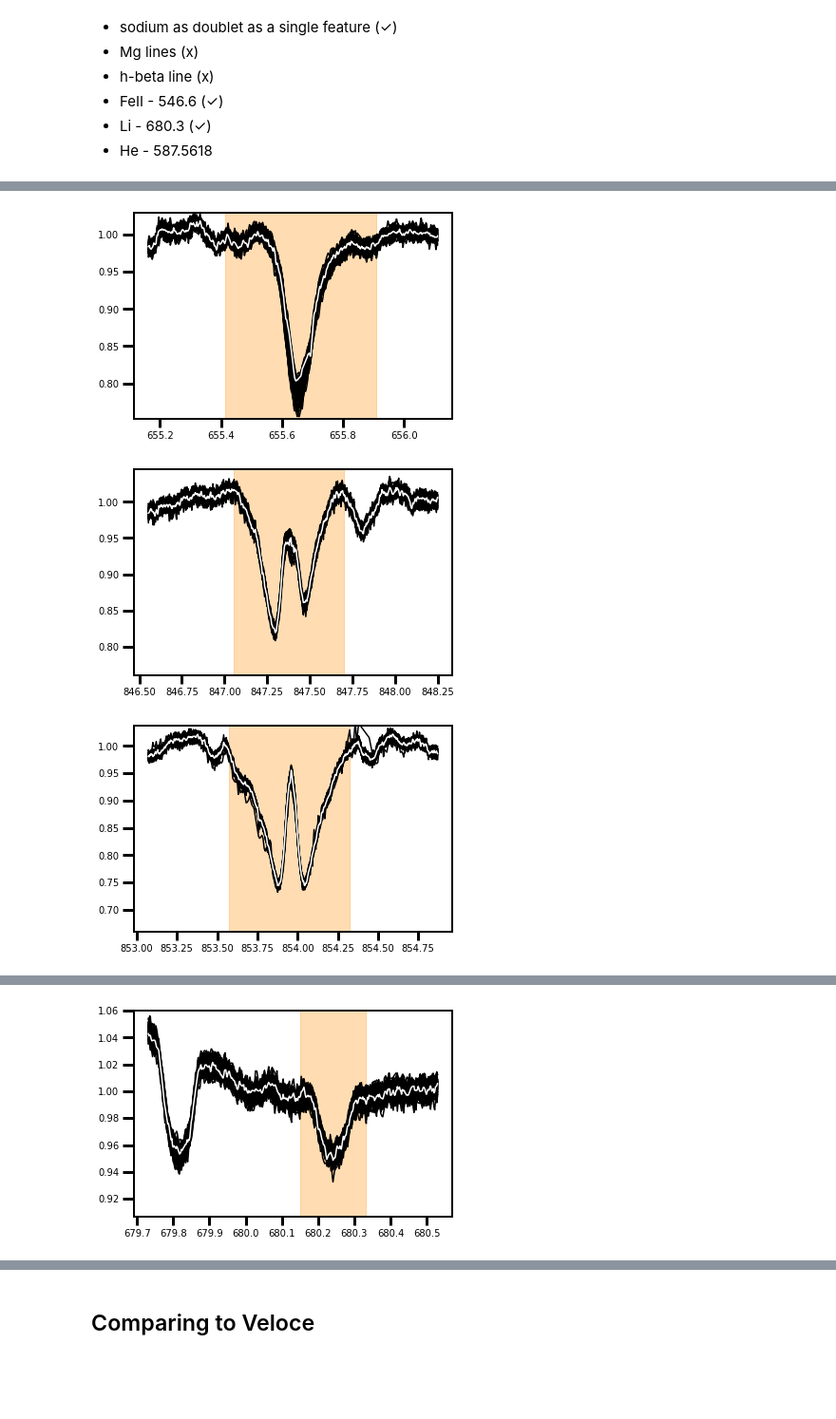
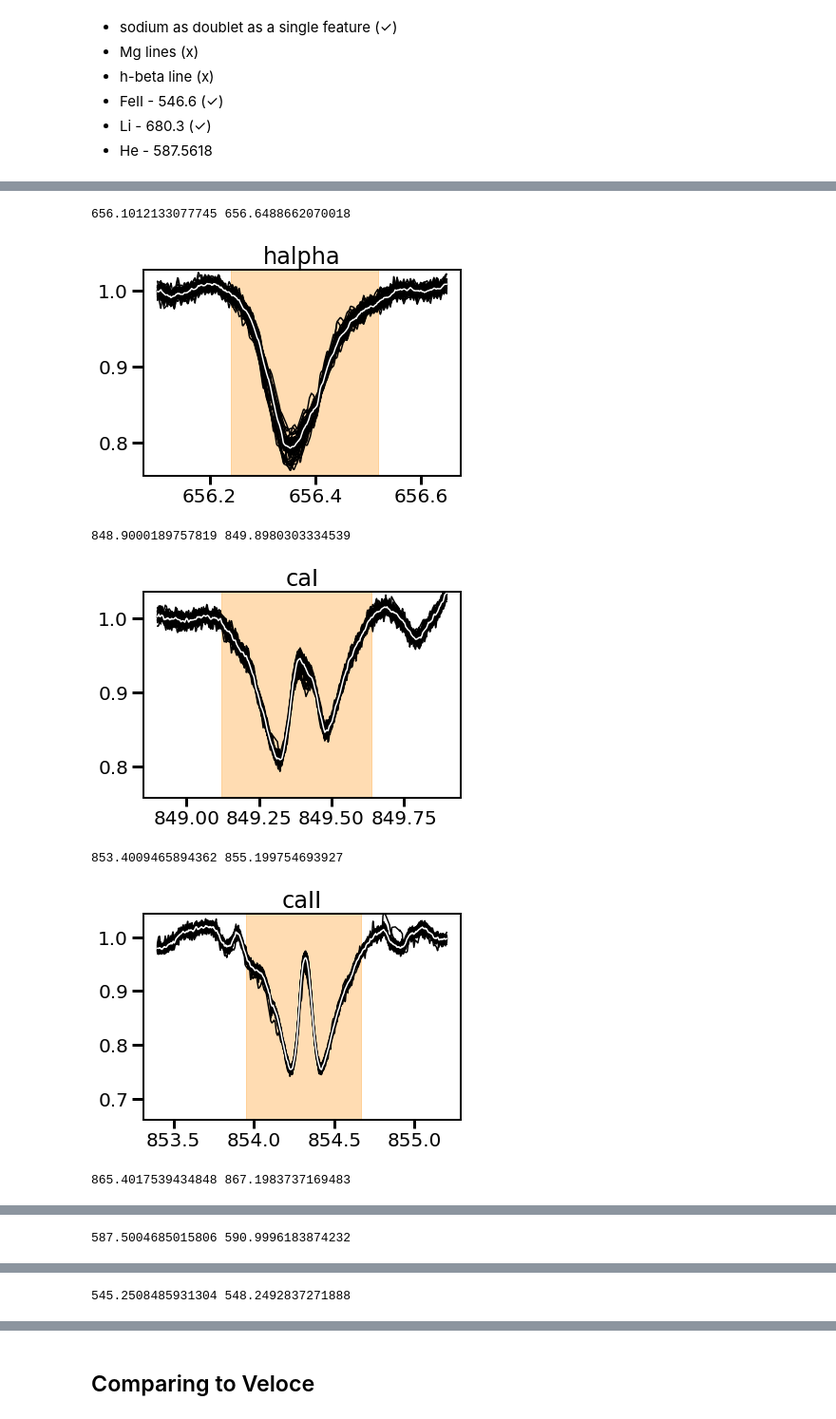
Before and after one commit to afeinstein20/doppler_tomography, a Jupyter notebook: notebooks/careful_line_extraction.ipynb, the cells around one changed output, grey strips where cells are left out. Shown at 95% size. Cells and saved outputs as stored; diff of their text form; code cells hidden in the pictures; blank space fills up the shorter version.

```diff
--- a/notebooks/careful_line_extraction.ipynb
+++ b/notebooks/careful_line_extraction.ipynb
@@ -150,14 +153,14 @@ array(['/Users/arcticfox/Downloads/gemini_data/interp_1d_spectra_order_03.npy',
 # %%
 wavelengths = {}
 spectra = {}
-for i in range(len(wavefiles)):
-    index = int(specfiles[i].split('.')[0][-2:])
-    subtab = lines[lines['index'] == index]
-    wdat = np.load(wavefiles[i], allow_pickle=True)
-    sdat = np.load(specfiles[i], allow_pickle=True)
-    for key in subtab['line']:
-        wavelengths[key] = wdat
-        spectra[key] = sdat
+interp_std = {}
+for i in range(len(lines)):
+    wdat = wavefile[:,lines['index'][i]]
+    sdat = specfile[:,lines['index'][i]]
+    edat = efile[:,lines['index'][i]]
+    wavelengths[lines['line'][i]] = wdat
+    spectra[lines['line'][i]] = sdat
+    interp_std[lines['line'][i]] = edat
 #spectra = np.load('interp_1d_spectra.npy')
 # %%
 def subregions(location, w, offsets, offset_line, feature=None):
@@ -229,8 +230,10 @@ def measure_excess(wavelength, spectra, params, tab):
     plt.plot(w, template_out, 'w')
     plt.axvspan(w[params['line']][0], w[params['line']][-1],
                     color='darkorange', alpha=0.3)
+    plt.title(tab['line'])
     #plt.axvspan(w[params['continuum']][0], w[params['continuum']][-1],
     #                color='skyblue', alpha=0.4, zorder=1)
+    print(w[mask][0], w[mask][-1])
     plt.ylim(np.nanmin(f[mask])-0.01,
              np.nanmax(new_spec[i][mask])+0.01)
     plt.show()
@@ -284,38 +350,49 @@ Text(0.5, 0, 'Wavelength [nm]')
 # %%
 l = 3
-offsets = [[0.55,0.4],
-           [0.85,0.85], [0.9,0.9], [0.9,0.9],
-           [2,2],
-           [2,1.5], [0.5,0.3], [2,2],
-           [1,1], [1,1]]
+offsets = [[0.25,0.3],
+           [0.5,0.5],
+           [0.9,0.9],
+           [0.9,0.9],
+           [2,1.5],
+           [1,2], [0.5,0.3], [2,2],
+           [1,1], [1,1], [0.5,0.5]]
 
-line_offsets = [[0.3,0.2],
-                [0.35,0.3], [0.4,0.35], [0.4,0.35],
-                [0.65,0.82],
-                [0.25,0.25], [0.08,0.1], [0.18,0.18],
-                [0.21,0.21], [0.1,0.1]]
+line_offsets = [[0.11,0.17],
+                [0.28,0.24],
+                [0.35,0.37],
+                [0.35,0.4],
+                [0.82,0.3],
+                [0.1,0.25],
+                [0.1,0.1], [0.18,0.18],
+                [0.21,0.21], [0.1,0.1], [0.1,0.1]]
+centers = [656.35, 849.4, 854.3, 866.3, 589.5, 546.25, 680.0, 517.4, 516.8, 587.65]
 widths = {}
+w_error = {}
 ind_lines = {}
 ind_waves = {}
 all_params = {}
 
 for l in range(len(lines)):
     key = lines['line'][l]
-    params = subregions(lines['wavelength'][l],
+    params = subregions(centers[l],
                         wavelengths[key][0],
                         offsets[l],
                         line_offsets[l],
                         feature=key)
     all_params[key] = params
 
     w, il, iw = measure_excess(wavelengths[key], spectra[key],
                                params, lines[l])
 
     widths[lines['line'][l]] = w
 
     ind_lines[lines['line'][l]] = il
     ind_waves[lines['line'][l]] = iw
 # %% [output]
+656.1012133077745 656.6488662070018
-[figure, old version]
+[figure, new version]
+848.9000189757819 849.8980303334539
-[figure, old version]
+[figure, new version]
+853.4009465894362 855.199754693927
-[figure, old version]
+[figure, new version]
+865.4017539434848 867.1983737169483
@@ -322,0 +400 @@ for l in range(len(lines)):
+587.5004685015806 590.9996183874232
@@ -323,0 +402 @@ for l in range(len(lines)):
+545.2508485931304 548.2492837271888
@@ -325 +403,0 @@ for l in range(len(lines)):
-[figure, removed]
```
Also changed, not shown: parts of 108 cells of this notebook.
